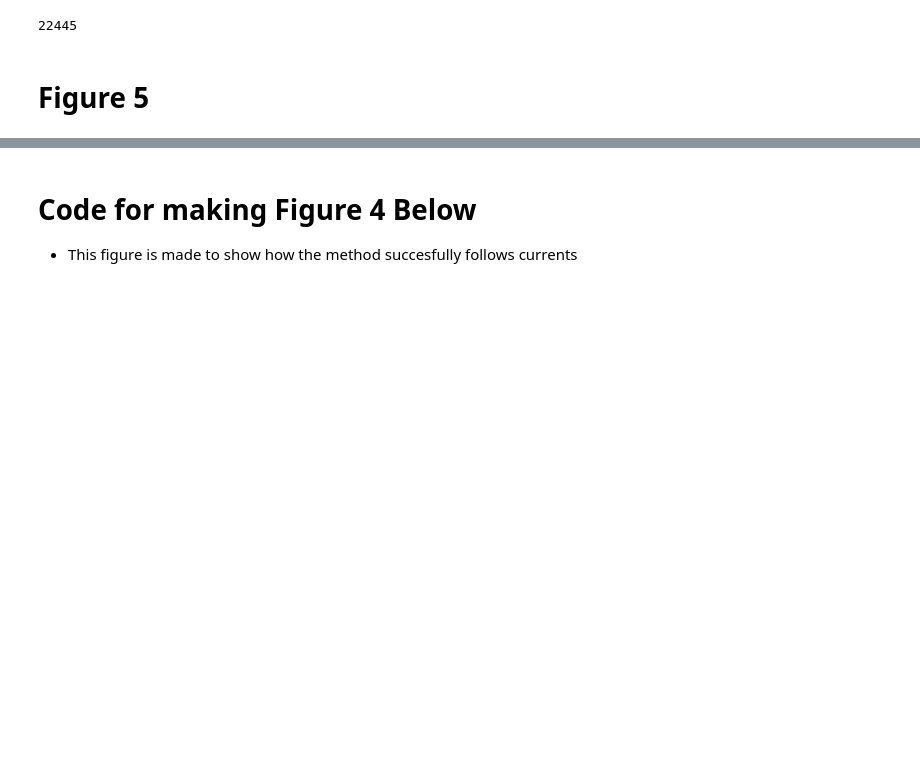
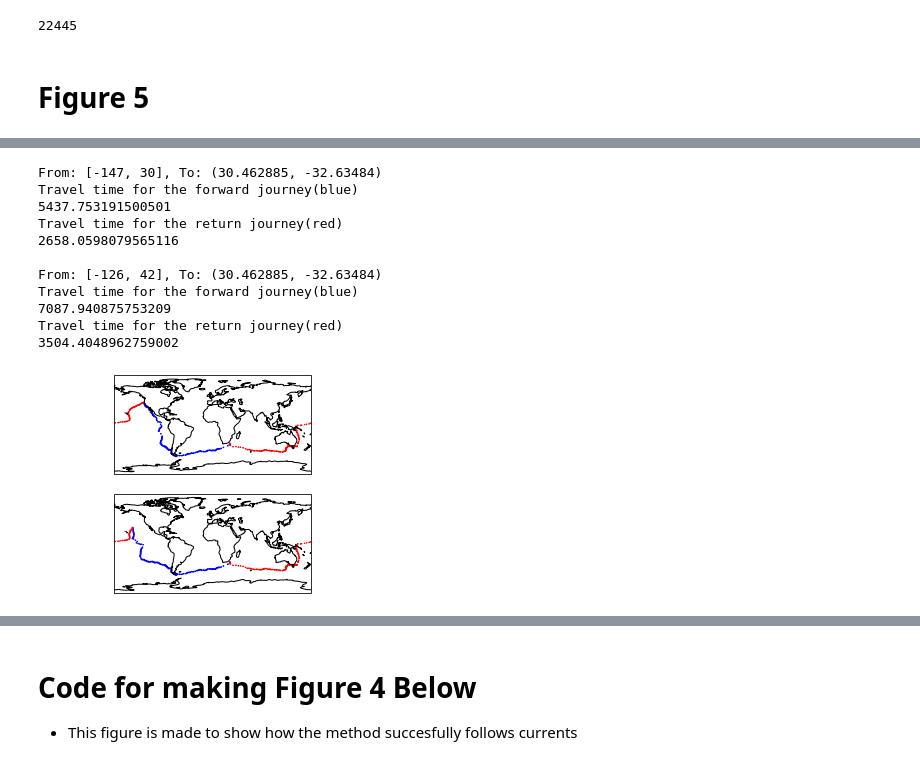
Before and after one commit to MikeOMa/MLTravelTimesFigures, a Jupyter notebook: FiguresForPaper.ipynb, the cells around one changed output, grey strips where cells are left out. Cells and saved outputs as stored; diff of their text form; code cells hidden in the pictures; blank space fills up the shorter version.

```diff
--- a/FiguresForPaper.ipynb
+++ b/FiguresForPaper.ipynb
@@ -170,3 +171,26 @@ fig.savefig(f"Images/tt1_{postfix}.pdf", bbox_inches='tight')
+# %%
+loc_nepac = DriftMLP.shortest_path.SingleSP(network, [-126,42], point2)
+plt.figure()
+ax= plt.subplot(2,1,1, projection = ccrs.PlateCarree())
+loc_nepac.plot_cartopy(ax=ax)
+ax= plt.subplot(2,1,2, projection = ccrs.PlateCarree())
+path_nepac = DriftMLP.shortest_path.SingleSP(network, [-147,30], point2)
+path_nepac.plot_cartopy(ax=ax)
+print(path_nepac)
+print(loc_nepac)
+# %% [output]
+From: [-147, 30], To: (30.462885, -32.63484)
+Travel time for the forward journey(blue)
+5437.753191500501
+Travel time for the return journey(red)
+2658.0598079565116
+
+From: [-126, 42], To: (30.462885, -32.63484)
+Travel time for the forward journey(blue)
+7087.940875753209
+Travel time for the return journey(red)
+3504.4048962759002
+[figure, added]
 # %%
 print(travel_times_df1.query("traveltime>0")['traveltime'].median())
 print(travel_times_df1.query("incoming_traveltime>0")['incoming_traveltime'].median())
```
Also changed, not shown: parts of 18 cells of this notebook.
